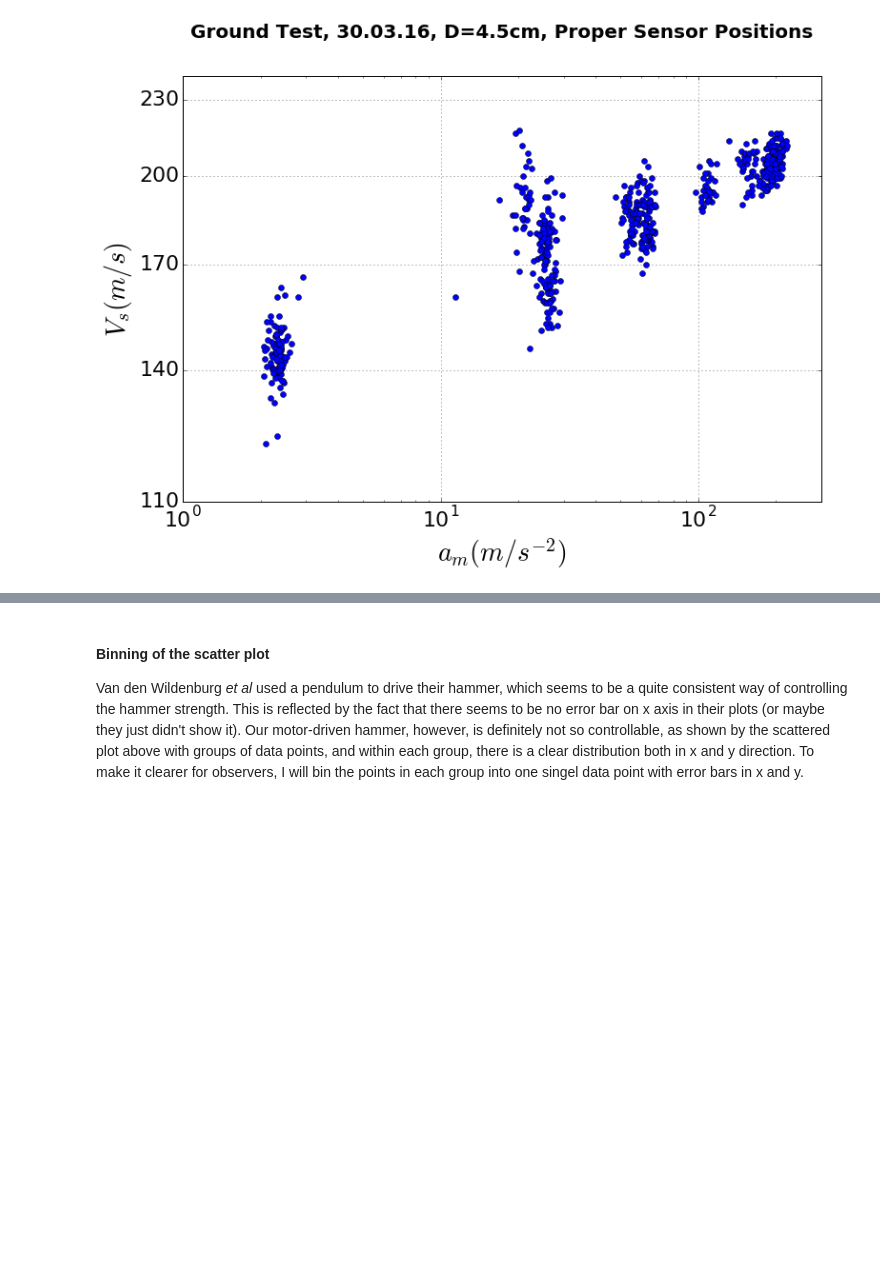
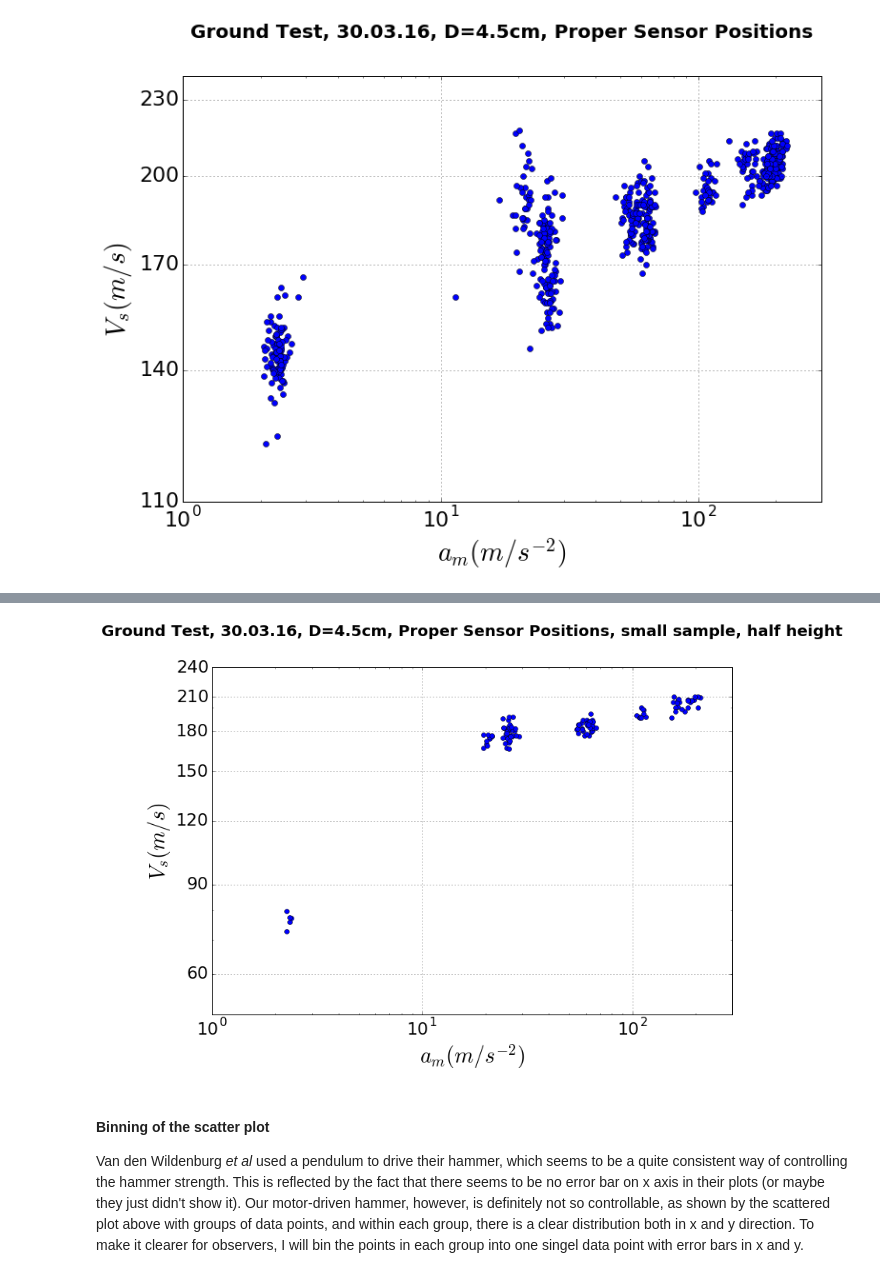
Before and after one commit to HanzoYu/GranularSound, a Jupyter notebook: GSound.ipynb, the cells around one changed output, grey strips where cells are left out. Cells and saved outputs as stored; diff of their text form; code cells hidden in the pictures; blank space fills up the shorter version.

```diff
--- a/GSound.ipynb
+++ b/GSound.ipynb
@@ -91,3 +92,26 @@ plt.show(p1)
+# %%
+smallSample_Day4_half = np.loadtxt('datafiles/Day4_GTest_smallSamplePool_0.5arrival.dat',usecols=(1,2,3,4,5,6,7,8,9,10,11,12,13,14,15,16))
+v = smallSample_Day4_half[:,0]
+Pm = np.sqrt(smallSample_Day4_half[:,6]*smallSample_Day4_half[:,12])
+# %%
+p8 = plt.plot(Pm,v,"o")
+plt.title('Ground Test, 30.03.16, D=4.5cm, Proper Sensor Positions, small sample, half height',y = 1.08,fontsize = 20, fontweight='bold')
+plt.xlabel('$a_m (m/s^{-2})$',fontsize = 28)
+plt.ylabel('$V_s (m/s)$',fontsize = 28)
+ax = plt.gca()
+plt.xscale('log')
+plt.yscale('log')
+ax = plt.gca()
+ticks = np.arange(int(min(v)/10)*10-100, int(max(v)/10)*10+100, 30)
+ax.set_yticks(ticks)
+ax.yaxis.set_major_formatter(FormatStrFormatter("%d"))
+#plt.yticks(major_ticks)
+plt.xlim((1,300))
+plt.ylim((50,int(max(v)/10.0)*10+30))
+plt.grid(True)
+plt.show(p8)
+# %% [output]
+[figure, added]
 # %% [markdown]
 #### Binning of the scatter plot
 
```
Also changed, not shown: parts of 17 cells of this notebook, 28 other files.
